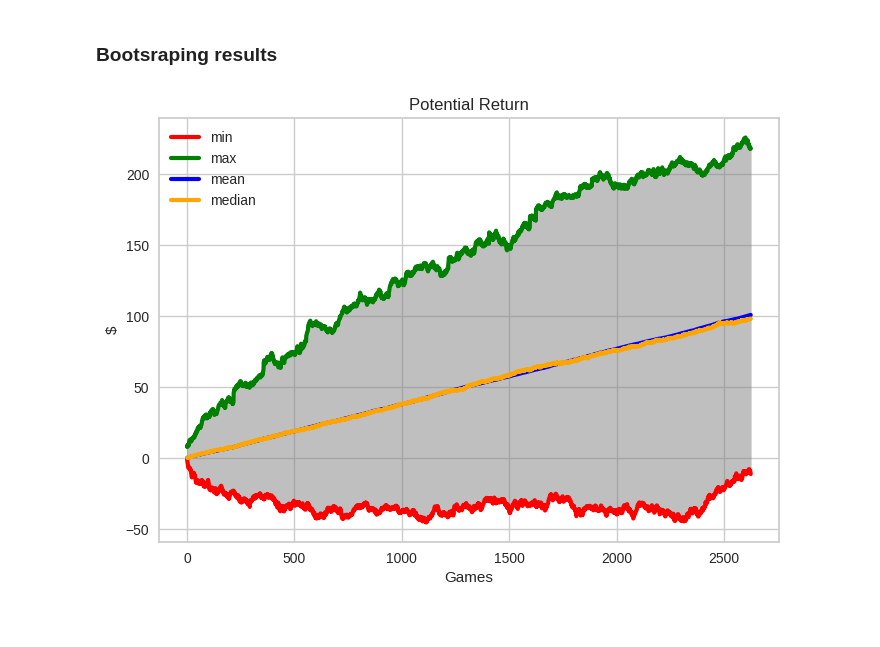
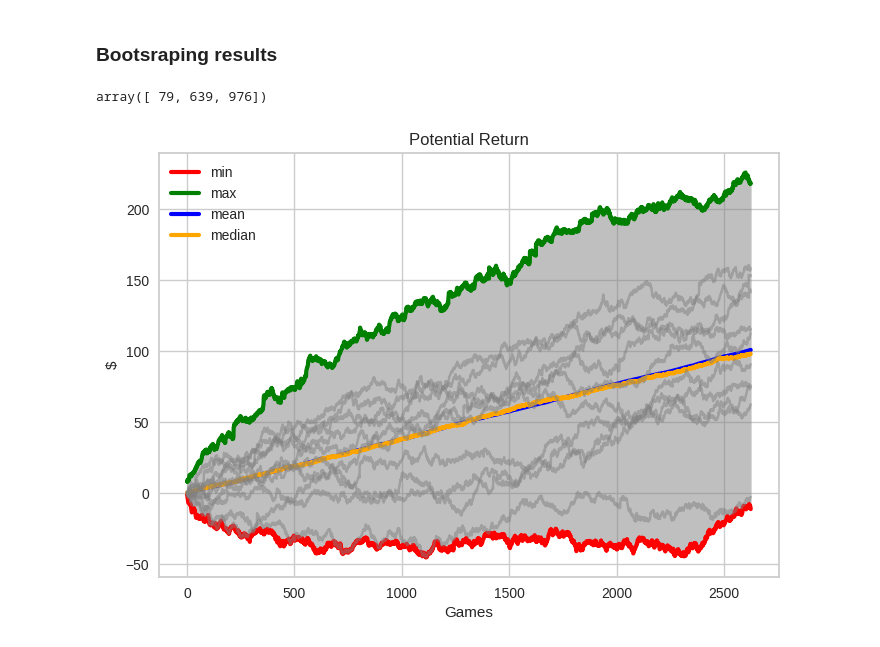
Before and after one commit to pospijir/QQH2024, a Jupyter notebook: scripts/ml.ipynb, the cells around one changed output. Saved outputs shown, nothing was run; the diff lists cells and outputs as text; code cells hidden in the pictures.

Commit message:
Add runs into plot

```diff
--- a/scripts/ml.ipynb
+++ b/scripts/ml.ipynb
@@ -640,23 +640,29 @@ rs_min, rs_max, rs_mean, rs_median = calc_envelope(rs)
 bs_n = 1000
 rs = bootstrap(p_test, df_test, n=bs_n)
 rs_min, rs_max, rs_mean, rs_median = calc_envelope(rs)
+# %%
+np.random.choice(range(len(rs)), 3)
+# %% [output]
+array([ 79, 639, 976])
 # %%
 name3_proba = f"results_roll{rolling_n}_proba_offset{bs_offset}_test_bs{bs_n}.pdf"
 name3 = f"results_roll{rolling_n}_test_bs{bs_n}.pdf"
 
 name1_proba = f"results_allSeasonData_proba_offset{bs_offset}_test_bs{bs_n}.pdf"
 name1 = f"results_allSeasonData_test_bs{bs_n}.pdf"
 
 plt.title("Potential Return")
 plt.xlabel("Games")
 plt.ylabel("$")
 plt.plot(rs_min, color="red", label="min", lw=3)
 plt.plot(rs_max, color="green", label="max", lw=3)
 plt.plot(rs_mean, color="blue", label="mean", lw=3)
 plt.plot(rs_median, color="orange", label="median", lw=3)
+for i in np.random.choice(range(len(rs)), 10):
+    plt.plot(rs[i], color="gray", alpha=0.5)
 plt.fill_between(range(len(rs_min)), rs_min, rs_max, color="gray", alpha=0.5)
 plt.legend()
 plt.savefig(os.path.join("..", "plots", name1))
 plt.show()
 # %% [output]
-[figure, old version]
+[figure, new version]
```
